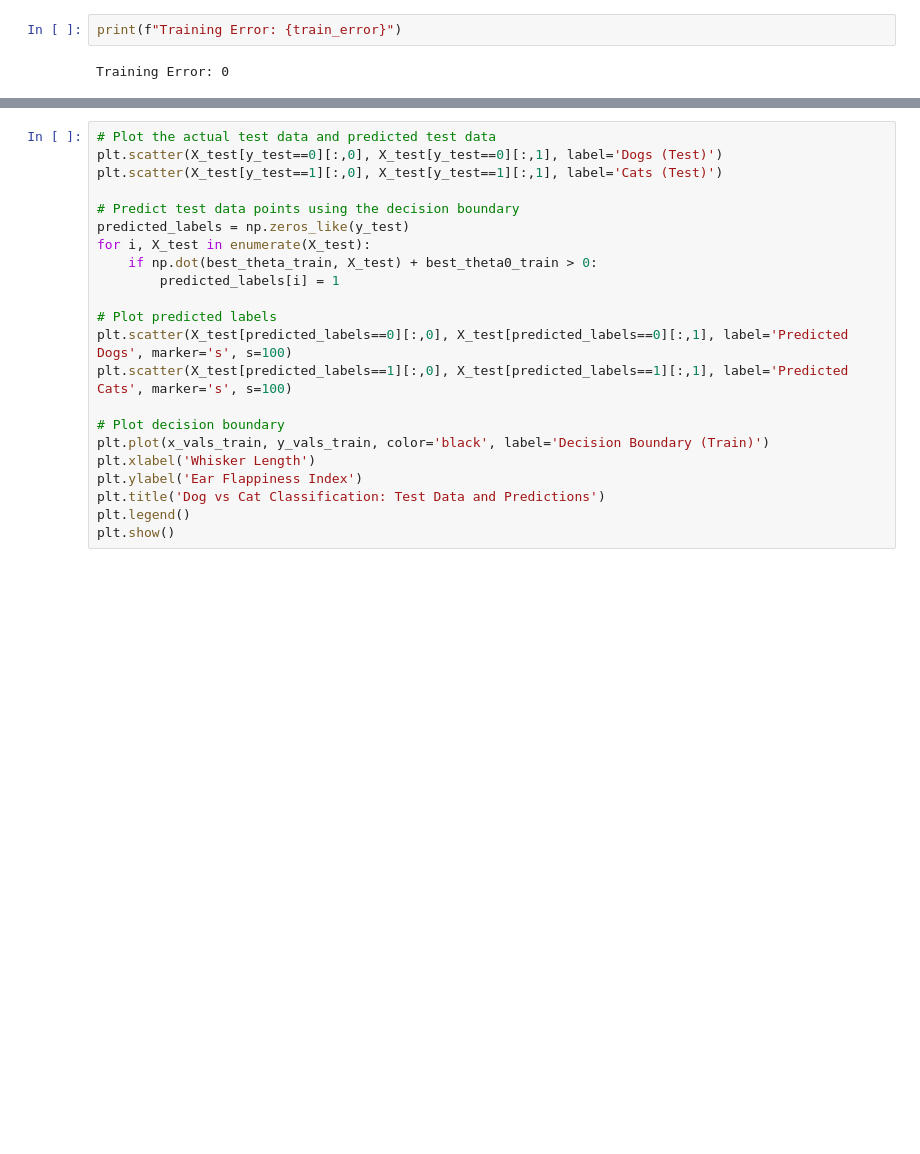
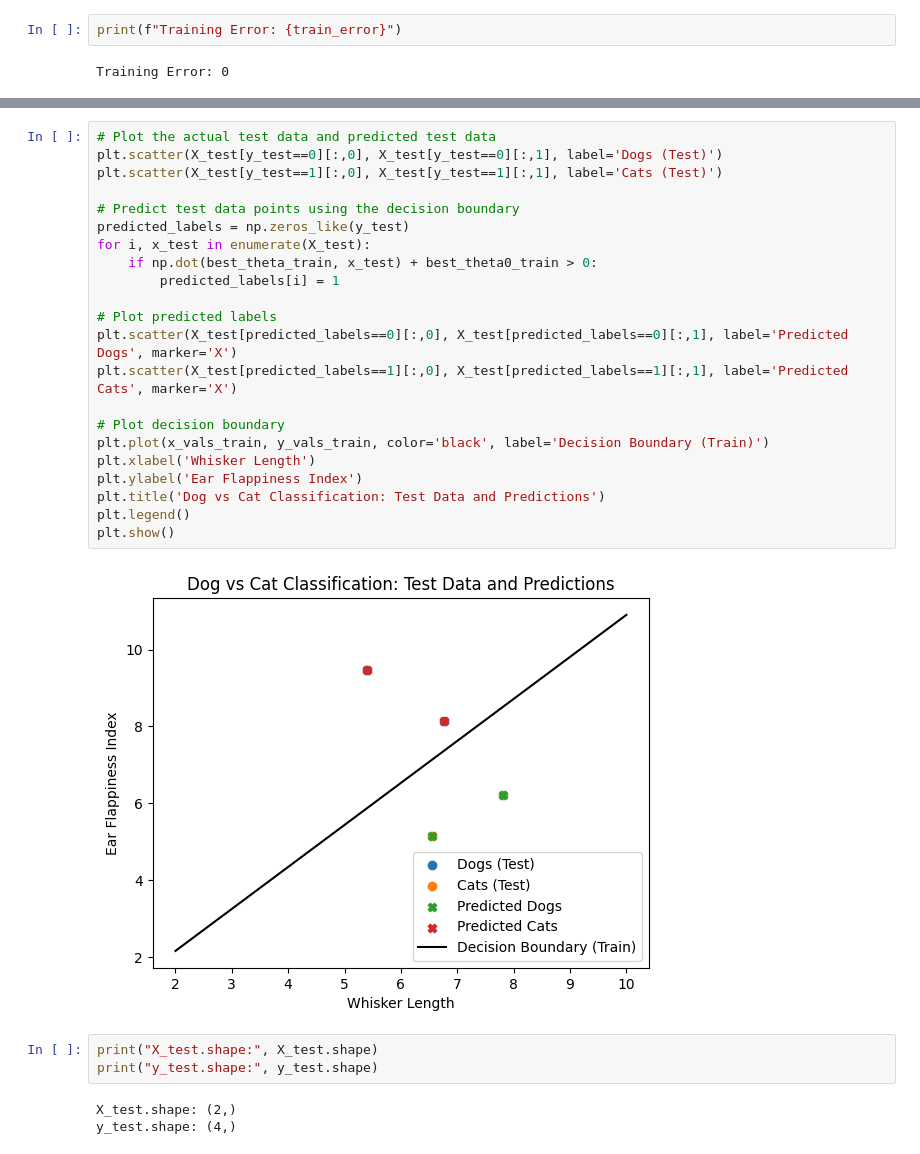
Before and after one commit to KKC-SDE/ML, a Jupyter notebook: Classification_Train_Test.ipynb, the cells around one changed output, grey strips where cells are left out. Saved outputs shown, nothing was run; the diff lists cells and outputs as text; blank space fills up the shorter version.

Commit message:
fix: Fix the bug in plotting the training dataset

```diff
--- a/Classification_Train_Test.ipynb
+++ b/Classification_Train_Test.ipynb
@@ -153,22 +159,30 @@ IndexError: boolean index did not match indexed array along axis 0; size of axis
 # %%
 # Plot the actual test data and predicted test data
 plt.scatter(X_test[y_test==0][:,0], X_test[y_test==0][:,1], label='Dogs (Test)')
 plt.scatter(X_test[y_test==1][:,0], X_test[y_test==1][:,1], label='Cats (Test)')
 
 # Predict test data points using the decision boundary
 predicted_labels = np.zeros_like(y_test)
-for i, X_test in enumerate(X_test):
-    if np.dot(best_theta_train, X_test) + best_theta0_train > 0:
+for i, x_test in enumerate(X_test):
+    if np.dot(best_theta_train, x_test) + best_theta0_train > 0:
         predicted_labels[i] = 1
 
 # Plot predicted labels
-plt.scatter(X_test[predicted_labels==0][:,0], X_test[predicted_labels==0][:,1], label='Predicted Dogs', marker='s', s=100)
-plt.scatter(X_test[predicted_labels==1][:,0], X_test[predicted_labels==1][:,1], label='Predicted Cats', marker='s', s=100)
+plt.scatter(X_test[predicted_labels==0][:,0], X_test[predicted_labels==0][:,1], label='Predicted Dogs', marker='X')
+plt.scatter(X_test[predicted_labels==1][:,0], X_test[predicted_labels==1][:,1], label='Predicted Cats', marker='X')
 
 # Plot decision boundary
 plt.plot(x_vals_train, y_vals_train, color='black', label='Decision Boundary (Train)')
 plt.xlabel('Whisker Length')
 plt.ylabel('Ear Flappiness Index')
 plt.title('Dog vs Cat Classification: Test Data and Predictions')
 plt.legend()
 plt.show()
+# %% [output]
+[figure, added]
+# %%
+print("X_test.shape:", X_test.shape)
+print("y_test.shape:", y_test.shape)
+# %% [output]
+X_test.shape: (2,)
+y_test.shape: (4,)
```
Also changed, not shown: parts of 8 cells of this notebook.
